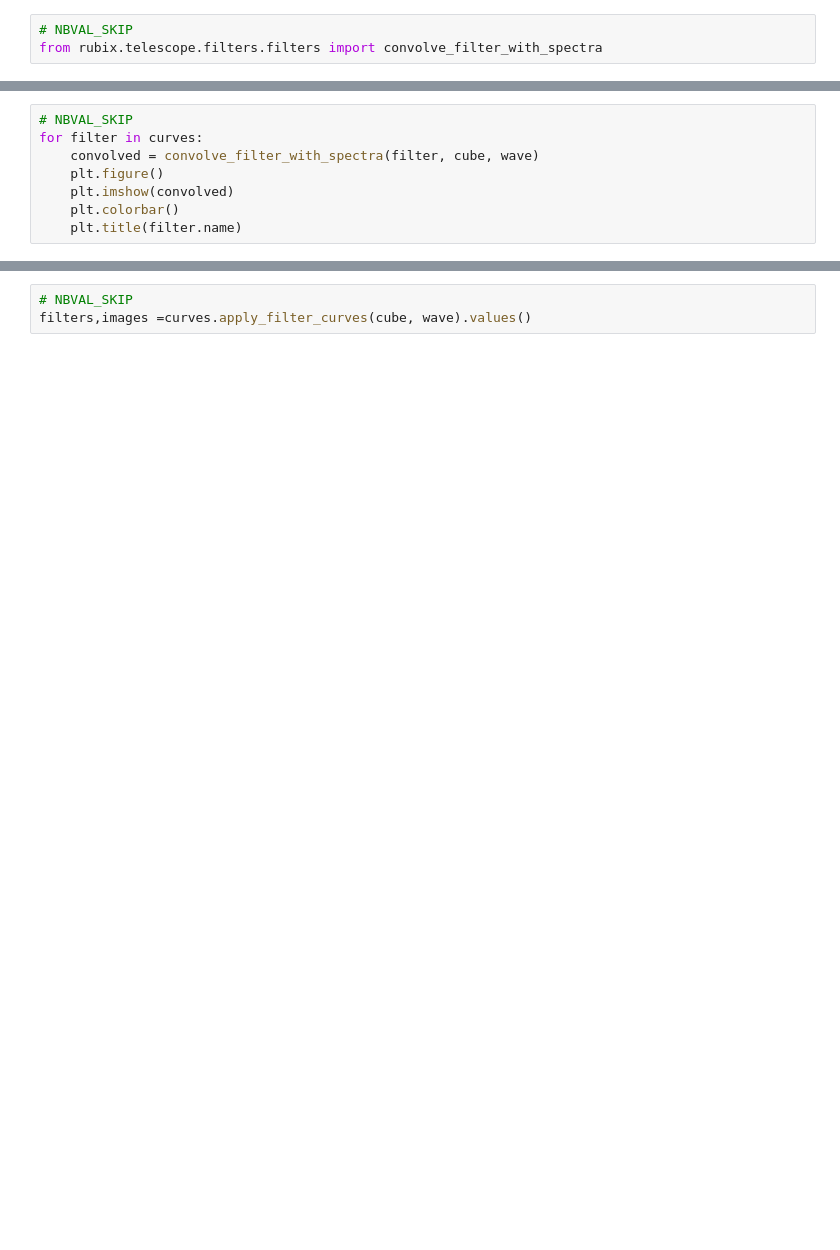
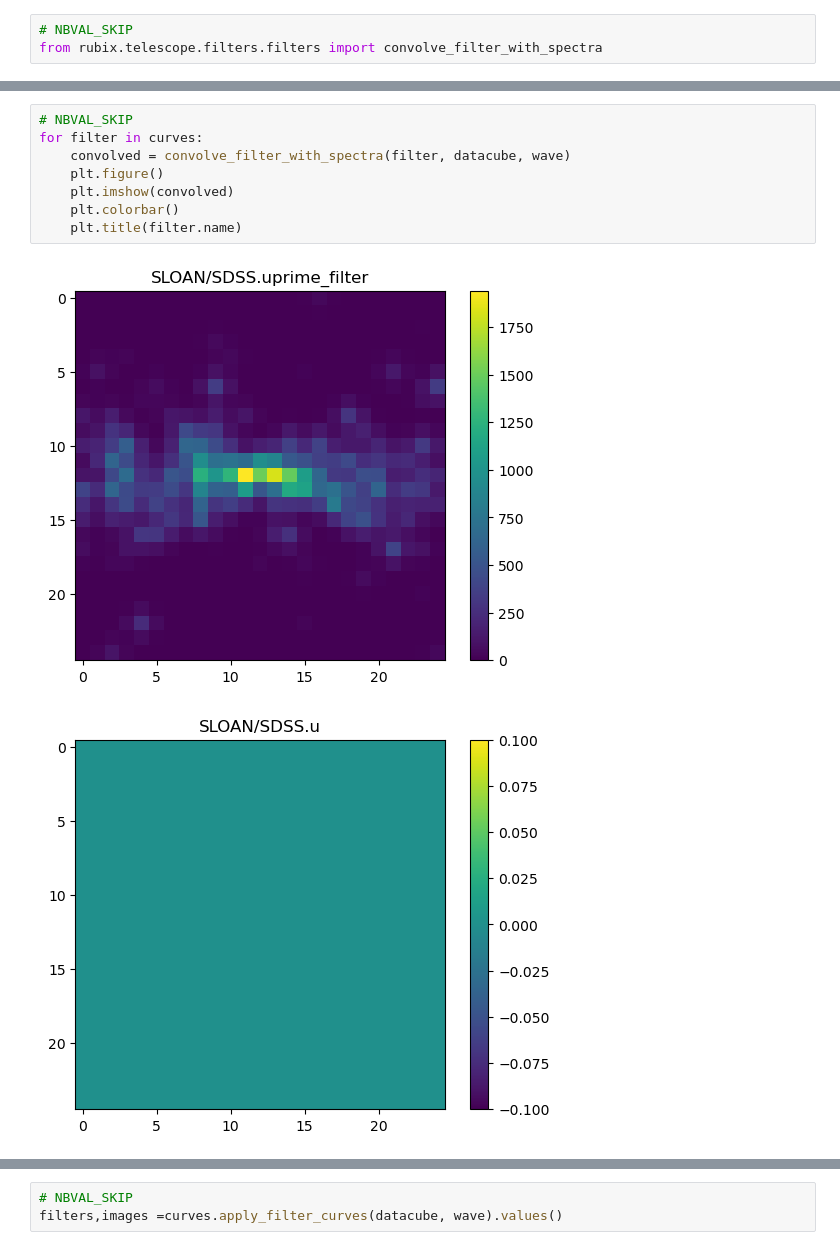
Before and after one commit to ufuk-cakir/rubix, a Jupyter notebook: notebooks/filter_curves.ipynb, the cells around one changed output, grey strips where cells are left out. Cells and saved outputs as stored; diff of their text form; blank space fills up the shorter version.

```diff
--- a/notebooks/filter_curves.ipynb
+++ b/notebooks/filter_curves.ipynb
@@ -30,8 +220,11 @@ from rubix.telescope.filters.filters import convolve_filter_with_spectra
 # %%
 # NBVAL_SKIP
 for filter in curves:
-    convolved = convolve_filter_with_spectra(filter, cube, wave)
+    convolved = convolve_filter_with_spectra(filter, datacube, wave)
     plt.figure()
     plt.imshow(convolved)
     plt.colorbar()
     plt.title(filter.name)
+# %% [output]
+[figure, added]
+[figure, added]
@@ -38,6 +239,6 @@ for filter in curves:
 # %%
 # NBVAL_SKIP
-filters,images =curves.apply_filter_curves(cube, wave).values()
+filters,images =curves.apply_filter_curves(datacube, wave).values()
 # %%
 # NBVAL_SKIP
 filters
```
Also changed, not shown: parts of 21 cells of this notebook, 1 other file.
